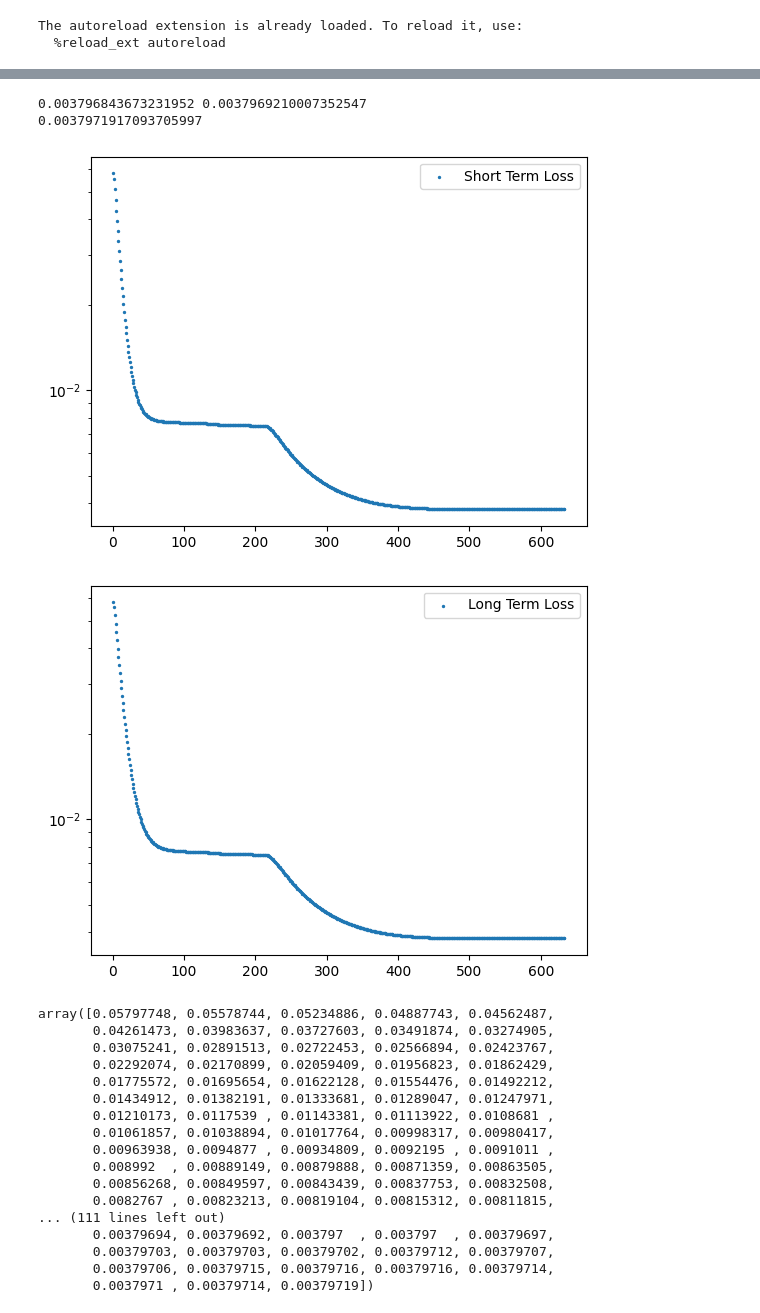
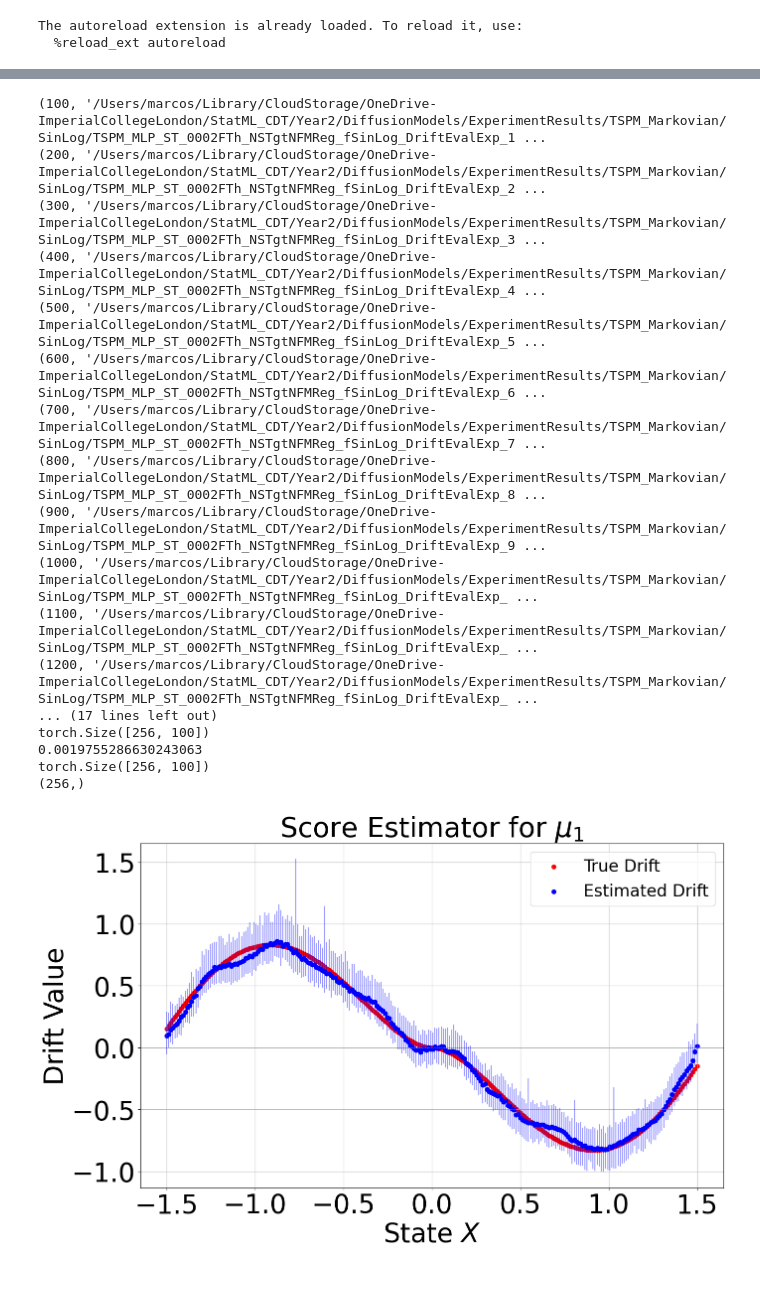
Before and after one commit to marcostapiac/FractionalBrownianMotion, a Jupyter notebook: experiments/generative_modelling/RecursiveVPSDE/ParamEst/TSPM/Markovian/OneDimensional/drifts_Markovian_1D_DriftEvalExp_from_saved.ipynb, the cells around one changed output, grey strips where cells are left out. Saved outputs shown, nothing was run; the diff lists cells and outputs as text; code cells hidden in the pictures; blank space fills up the shorter version.

```diff
--- a/experiments/generative_modelling/RecursiveVPSDE/ParamEst/TSPM/Markovian/OneDimensional/drifts_Markovian_1D_DriftEvalExp_from_saved.ipynb
+++ b/experiments/generative_modelling/RecursiveVPSDE/ParamEst/TSPM/Markovian/OneDimensional/drifts_Markovian_1D_DriftEvalExp_from_saved.ipynb
@@ -387,60 +404,60 @@ plt.close()
-# %%
-plot_ewma_losses(epochs=common_epochs, losses=red_losses)
-# %% [output]
-0.003796843673231952 0.0037969210007352547
-0.0037971917093705997
-[figure, removed]
-[figure, removed]
-array([0.05797748, 0.05578744, 0.05234886, 0.04887743, 0.04562487,
-       0.04261473, 0.03983637, 0.03727603, 0.03491874, 0.03274905,
-       0.03075241, 0.02891513, 0.02722453, 0.02566894, 0.02423767,
-       0.02292074, 0.02170899, 0.02059409, 0.01956823, 0.01862429,
-       0.01775572, 0.01695654, 0.01622128, 0.01554476, 0.01492212,
-       0.01434912, 0.01382191, 0.01333681, 0.01289047, 0.01247971,
-       0.01210173, 0.0117539 , 0.01143381, 0.01113922, 0.0108681 ,
-       0.01061857, 0.01038894, 0.01017764, 0.00998317, 0.00980417,
-       0.00963938, 0.0094877 , 0.00934809, 0.0092195 , 0.0091011 ,
-       0.008992  , 0.00889149, 0.00879888, 0.00871359, 0.00863505,
-       0.00856268, 0.00849597, 0.00843439, 0.00837753, 0.00832508,
-       0.0082767 , 0.00823213, 0.00819104, 0.00815312, 0.00811815,
-... (111 lines left out)
-       0.00379694, 0.00379692, 0.003797  , 0.003797  , 0.00379697,
-       0.00379703, 0.00379703, 0.00379702, 0.00379712, 0.00379707,
-       0.00379706, 0.00379715, 0.00379716, 0.00379716, 0.00379714,
-       0.0037971 , 0.00379714, 0.00379719])
 # %%
 best_rmse = np.inf
 m_mu_hats = []
-toSave = False
-for f in zip(*[Nepochs_drifteval, driftevalexp_files]):
+toSave = True
+for f in zip(*[common_epochs, driftevalexp_files]):
+    print(f)
     Nepoch = f[0]
     file = f[1]
     if Nepoch not in common_epochs: continue
-    if Nepoch <0: continue
+    if Nepoch != best_epoch_eval: continue
     try:
         muhats = torch.Tensor(np.load(file, allow_pickle=True))
         Xshape = muhats.shape[0]
-        Xs = torch.linspace(-1.5, 1.5, steps=Xshape)
-        if "fQuadSin" in config.data_path:
-            true_drifts = -2.*config.quad_coeff * Xs.unsqueeze(-1) + config.sin_coeff * config.sin_space_scale*np.sin(config.sin_space_scale*Xs).unsqueeze(-1)
-        elif "BiPot" in config.data_path:
-            true_drifts = -(4.*config.quartic_coeff * np.power(Xs, 3) + 2.*config.quad_coeff * Xs + config.const).unsqueeze(-1)
+        Xs = torch.Tensor(np.linspace(-1.5,1.5,Xshape))
+        if "BiPot" in config.data_path:
+            true_drifts = -(4.*config.quartic_coeff * np.power(Xs, 3) + 2.*config.quad_coeff * Xs + config.const).numpy()
+        elif "QuadSin" in config.data_path:
+            true_drifts = (-2. * config.quad_coeff * Xs + config.sin_coeff * config.sin_space_scale * np.sin(
+        config.sin_space_scale * Xs)).numpy()
         elif "SinLog" in config.data_path:
-            true_drifts =  -np.sin(config.sin_space_scale*Xs)*np.log(1+config.log_space_scale*np.abs(Xs))/config.sin_space_scale
-        true_drifts = true_drifts.numpy().flatten()
-        muhats =  muhats[:, -1, :, 0].reshape(muhats.shape[0], muhats.shape[2]*1)
-        mu_hats = muhats.mean(dim=-1) # Pointwise drift estimate
-        rmse = rmse_ignore_nans(true_drifts, mu_hats.numpy()).astype(np.float64)
+            true_drifts = (-np.sin(config.sin_space_scale*Xs)*np.log(1+config.log_space_scale*np.abs(Xs))/config.sin_space_scale).numpy()
+        #print(Nepoch, muhats.shape, true_drifts.shape)
+        muhats = muhats[:, -1, :].reshape(muhats.shape[0], muhats.shape[2]*1)
+        print(muhats.shape)
+        mu_hats = muhats.mean(dim=-1).numpy()
+        rmse = rmse_ignore_nans(true_drifts, mu_hats).astype(np.float64)
+        print(rmse)
         if rmse < best_rmse:
             print(muhats.shape)
             mu_hats_minq = muhats.quantile(dim=-1, q=0.005).numpy() # Lower bound
             mu_hats_maxq = muhats.quantile(dim=-1, q=0.995).numpy() # Upper boun
             best_rmse = rmse
-            plot_drift_estimator(mean=mu_hats.numpy(), mean_min=mu_hats_minq, mean_max=mu_hats_maxq, dirname=dirname, numpy_Xs=Xs.numpy(),  toSave=toSave, true_drift=true_drifts, Nepoch=Nepoch, label=label)
+            print(mu_hats_maxq.shape)
+            plot_drift_estimator(mean=mu_hats, mean_min=mu_hats_minq, mean_max=mu_hats_maxq, dirname=dirname, numpy_Xs=Xs.numpy(),  toSave=toSave, true_drift=true_drifts, Nepoch=Nepoch, label=label)
             print(f"MSE {rmse} at Nepoch {Nepoch}\n")
             print(file)
     except FileNotFoundError as e:
         print(f"{e}, Hi")
 #m_mu_hats = torch.Tensor(np.array(m_mu_hats))
 #m_mu_hats = m_mu_hats.numpy()
 #mu_hats = m_mu_hats.mean(axis=0)
+# %% [output]
+(100, '/Users/marcos/Library/CloudStorage/OneDrive-ImperialCollegeLondon/StatML_CDT/Year2/DiffusionModels/ExperimentResults/TSPM_Markovian/SinLog/TSPM_MLP_ST_0002FTh_NSTgtNFMReg_fSinLog_DriftEvalExp_1 ...
+(200, '/Users/marcos/Library/CloudStorage/OneDrive-ImperialCollegeLondon/StatML_CDT/Year2/DiffusionModels/ExperimentResults/TSPM_Markovian/SinLog/TSPM_MLP_ST_0002FTh_NSTgtNFMReg_fSinLog_DriftEvalExp_2 ...
+(300, '/Users/marcos/Library/CloudStorage/OneDrive-ImperialCollegeLondon/StatML_CDT/Year2/DiffusionModels/ExperimentResults/TSPM_Markovian/SinLog/TSPM_MLP_ST_0002FTh_NSTgtNFMReg_fSinLog_DriftEvalExp_3 ...
+(400, '/Users/marcos/Library/CloudStorage/OneDrive-ImperialCollegeLondon/StatML_CDT/Year2/DiffusionModels/ExperimentResults/TSPM_Markovian/SinLog/TSPM_MLP_ST_0002FTh_NSTgtNFMReg_fSinLog_DriftEvalExp_4 ...
+(500, '/Users/marcos/Library/CloudStorage/OneDrive-ImperialCollegeLondon/StatML_CDT/Year2/DiffusionModels/ExperimentResults/TSPM_Markovian/SinLog/TSPM_MLP_ST_0002FTh_NSTgtNFMReg_fSinLog_DriftEvalExp_5 ...
+(600, '/Users/marcos/Library/CloudStorage/OneDrive-ImperialCollegeLondon/StatML_CDT/Year2/DiffusionModels/ExperimentResults/TSPM_Markovian/SinLog/TSPM_MLP_ST_0002FTh_NSTgtNFMReg_fSinLog_DriftEvalExp_6 ...
+(700, '/Users/marcos/Library/CloudStorage/OneDrive-ImperialCollegeLondon/StatML_CDT/Year2/DiffusionModels/ExperimentResults/TSPM_Markovian/SinLog/TSPM_MLP_ST_0002FTh_NSTgtNFMReg_fSinLog_DriftEvalExp_7 ...
+(800, '/Users/marcos/Library/CloudStorage/OneDrive-ImperialCollegeLondon/StatML_CDT/Year2/DiffusionModels/ExperimentResults/TSPM_Markovian/SinLog/TSPM_MLP_ST_0002FTh_NSTgtNFMReg_fSinLog_DriftEvalExp_8 ...
+(900, '/Users/marcos/Library/CloudStorage/OneDrive-ImperialCollegeLondon/StatML_CDT/Year2/DiffusionModels/ExperimentResults/TSPM_Markovian/SinLog/TSPM_MLP_ST_0002FTh_NSTgtNFMReg_fSinLog_DriftEvalExp_9 ...
+(1000, '/Users/marcos/Library/CloudStorage/OneDrive-ImperialCollegeLondon/StatML_CDT/Year2/DiffusionModels/ExperimentResults/TSPM_Markovian/SinLog/TSPM_MLP_ST_0002FTh_NSTgtNFMReg_fSinLog_DriftEvalExp_ ...
+(1100, '/Users/marcos/Library/CloudStorage/OneDrive-ImperialCollegeLondon/StatML_CDT/Year2/DiffusionModels/ExperimentResults/TSPM_Markovian/SinLog/TSPM_MLP_ST_0002FTh_NSTgtNFMReg_fSinLog_DriftEvalExp_ ...
+(1200, '/Users/marcos/Library/CloudStorage/OneDrive-ImperialCollegeLondon/StatML_CDT/Year2/DiffusionModels/ExperimentResults/TSPM_Markovian/SinLog/TSPM_MLP_ST_0002FTh_NSTgtNFMReg_fSinLog_DriftEvalExp_ ...
+... (17 lines left out)
+torch.Size([256, 100])
+0.0019755286630243063
+torch.Size([256, 100])
+(256,)
+[figure, added]
```
Also changed, not shown: parts of 16 cells of this notebook, 1 other file.
